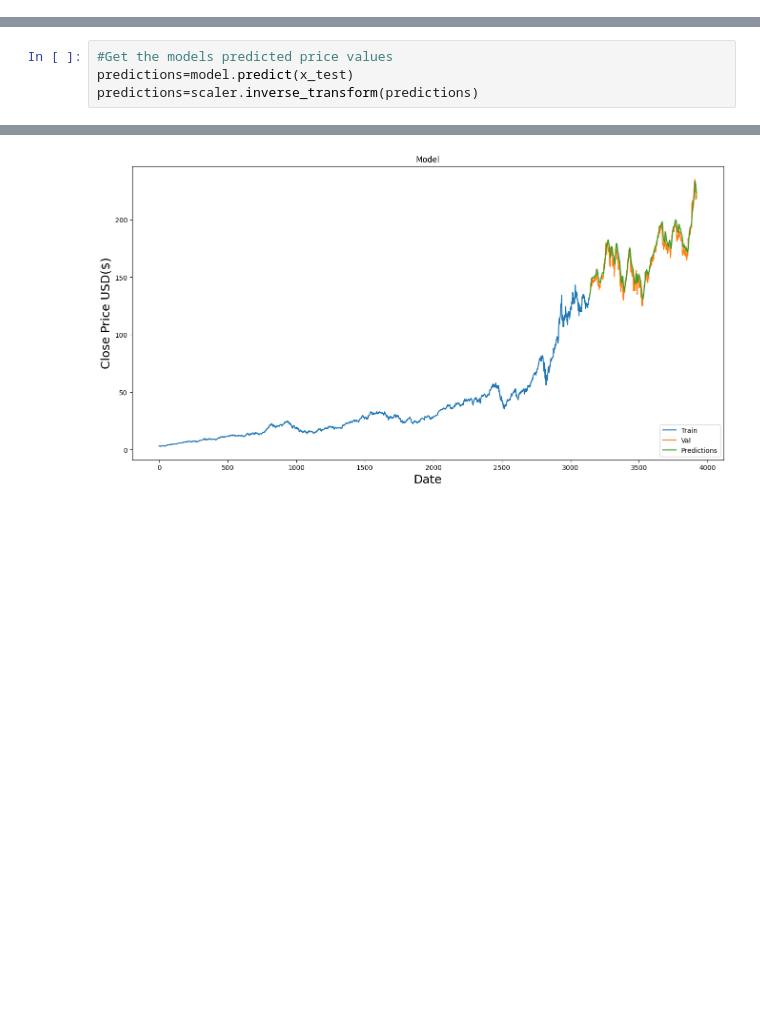
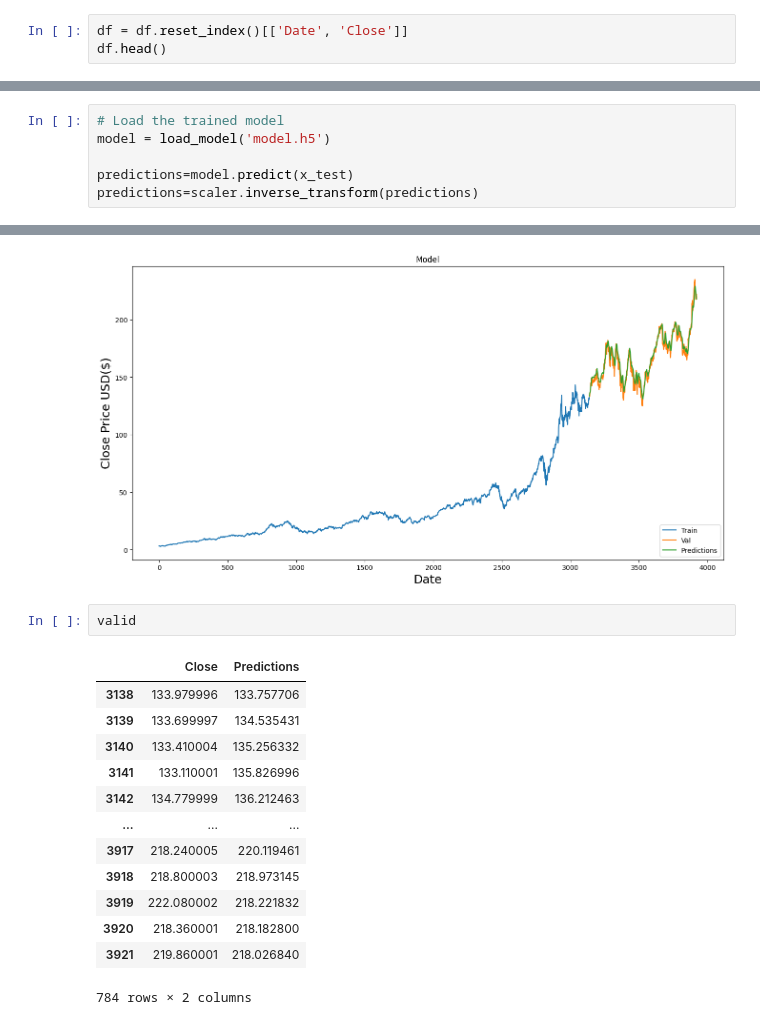
Before and after one commit to simonMakumi/APPLE-stock-price-prediction, a Jupyter notebook: APPLE STOCKS.ipynb, the cells around one changed output, grey strips where cells are left out. Saved outputs shown, nothing was run; the diff lists cells and outputs as text; blank space fills up the shorter version.

Commit message:
Saving Model

```diff
--- a/APPLE STOCKS.ipynb
+++ b/APPLE STOCKS.ipynb
@@ -657,3 +680,6 @@ df.head()
 | 2 | 2009-01-06 | 3.426786 | 3.470357 | 3.299643 | 3.322143 | 2.808715 | 1289310400 | 0.09 |
 | 3 | 2009-01-07 | 3.278929 | 3.303571 | 3.223571 | 3.250357 | 2.748024 | 753048800 | 0.11 |
 | 4 | 2009-01-08 | 3.229643 | 3.326786 | 3.215714 | 3.310714 | 2.799052 | 673500800 | 0.10 |
+# %%
+df = df.reset_index()[['Date', 'Close']]
+df.head()
@@ -759,5 +796,7 @@ x_test.shape
 # %%
-#Get the models predicted price values
+# Load the trained model
+model = load_model('model.h5')
+
 predictions=model.predict(x_test)
 predictions=scaler.inverse_transform(predictions)
 # %% [output]
@@ -784,3 +824,19 @@ plt.legend(['Train','Val','Predictions'], loc='lower right')
 plt.show()
 # %% [output]
 [figure]
+# %%
+valid
+# %% [output]
+|  | Close | Predictions |
+| 3138 | 133.979996 | 133.757706 |
+| 3139 | 133.699997 | 134.535431 |
+| 3140 | 133.410004 | 135.256332 |
+| 3141 | 133.110001 | 135.826996 |
+| 3142 | 134.779999 | 136.212463 |
+| ... | ... | ... |
+| 3917 | 218.240005 | 220.119461 |
+| 3918 | 218.800003 | 218.973145 |
+| 3919 | 222.080002 | 218.221832 |
+| 3920 | 218.360001 | 218.182800 |
+| 3921 | 219.860001 | 218.026840 |
+784 rows × 2 columns
```
Also changed, not shown: parts of 8 cells of this notebook, 1 other file.
